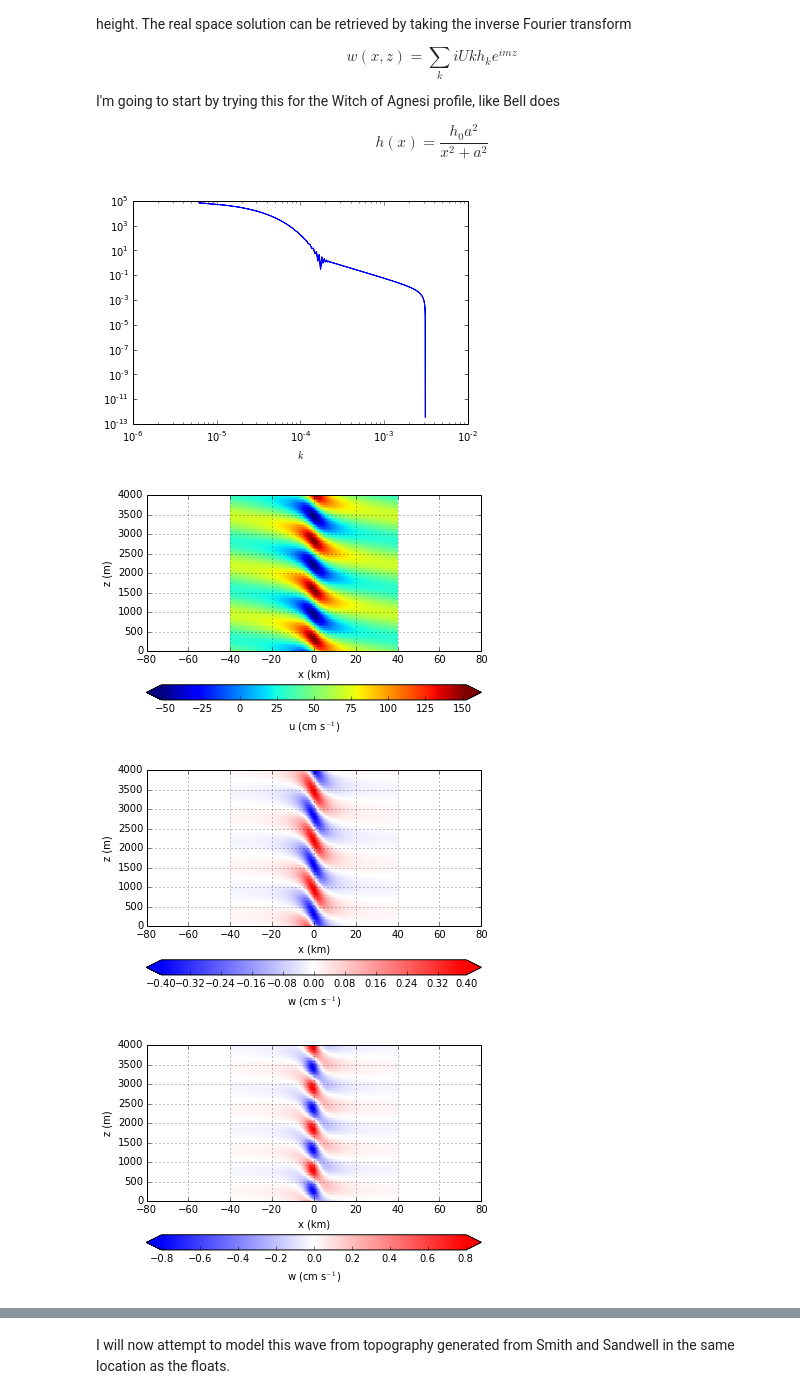
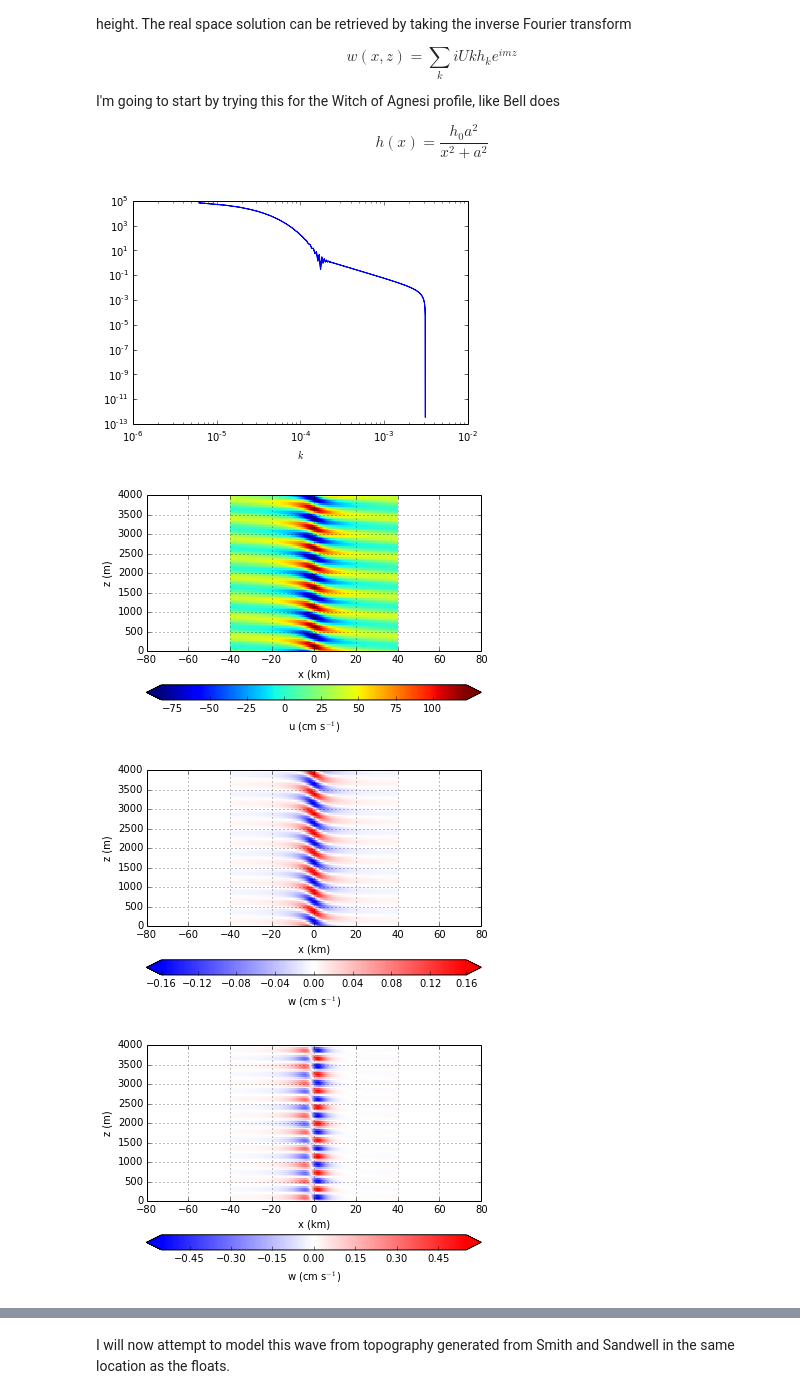
Before and after one commit to jessecusack/DIMES_lee_wave_analysis, a Jupyter notebook: python/Mountain_wave_numerical_solution.ipynb, the cells around one changed output, grey strips where cells are left out. Cells and saved outputs as stored; diff of their text form; code cells hidden in the pictures.

```diff
--- a/python/Mountain_wave_numerical_solution.ipynb
+++ b/python/Mountain_wave_numerical_solution.ipynb
@@ -69,7 +69,7 @@ plt.xlabel('$k$')
 
 # Set the flow conditions.
 
-U = 0.50 + 0j # Flow speed [m s-1] (adding 0j is a hack to make sqrt work better)
+U = 0.20 + 0j # Flow speed [m s-1] (adding 0j is a hack to make sqrt work better)
 f = 0.000123 # Buoyancy frequency [s-1]
 om = k*U # Frequency [s-1]
 N = 0.0025 # Buoyancy frequency [s-1]
@@ -128,33 +128,33 @@ plt.xlabel('x (km)')
 plt.ylabel('z (m)')
 cbar = plt.colorbar(orientation='horizontal', extend='both')
 cbar.set_label('w (cm s$^{-1}$)')
 plt.clim(-np.max(np.abs(w))*100., np.max(np.abs(w))*100.)
 
 plt.figure()
 plt.pcolormesh(xg[:, idxs]/1000.+40, zg[:, idxs], 100.*w2, cmap=plt.get_cmap('bwr'))
 # plt.fill(x/1000., h, 'k')
 plt.xlim((x.min()/1000., x.max()/1000.))
 plt.ylim((z.min(), z.max()))
 plt.grid()
 plt.xlabel('x (km)')
 plt.ylabel('z (m)')
 cbar = plt.colorbar(orientation='horizontal', extend='both')
 cbar.set_label('w (cm s$^{-1}$)')
 plt.clim(-np.max(np.abs(w2))*100., np.max(np.abs(w2))*100.)
 
 plt.figure()
 plt.pcolormesh(xg[:, idxs]/1000.+40, zg[:, idxs], 100.*w3, cmap=plt.get_cmap('bwr'))
 # plt.fill(x/1000., h, 'k')
 plt.xlim((x.min()/1000., x.max()/1000.))
 plt.ylim((z.min(), z.max()))
 plt.grid()
 plt.xlabel('x (km)')
 plt.ylabel('z (m)')
 cbar = plt.colorbar(orientation='horizontal', extend='both')
 cbar.set_label('w (cm s$^{-1}$)')
 plt.clim(-np.max(np.abs(w3))*100., np.max(np.abs(w3))*100.)
 # %% [output]
 [figure]
-[figure, old version]
+[figure, new version]
-[figure, old version]
+[figure, new version]
-[figure, old version]
+[figure, new version]
```
Also changed, not shown: parts of 1 cell of this notebook.
